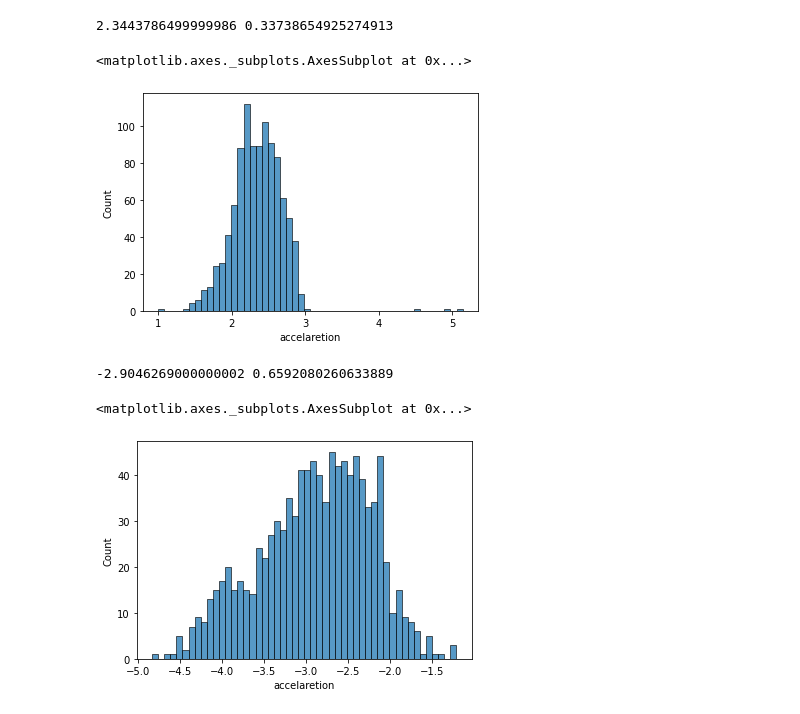
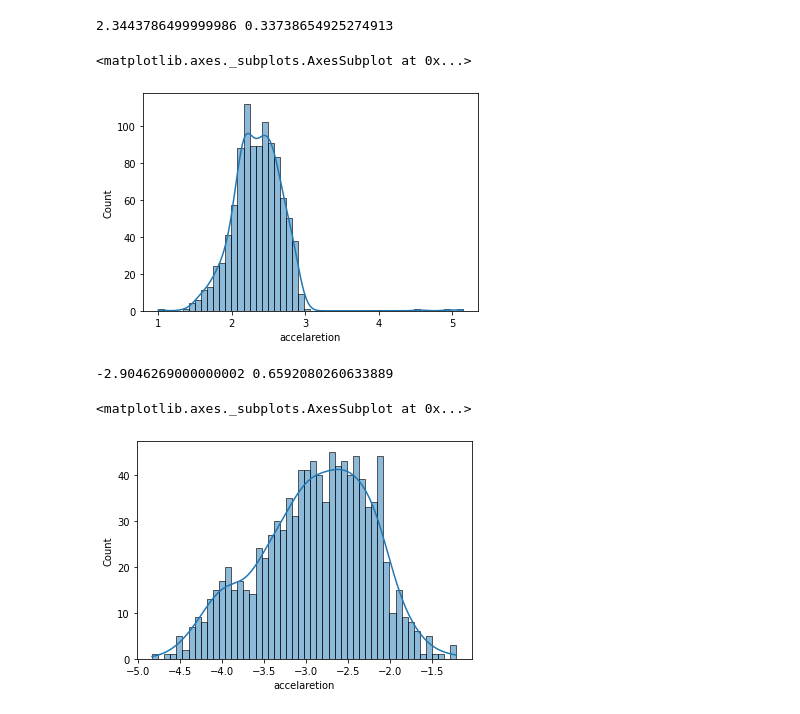
Before and after one commit to m-rafiul-islam/driver-behavior-model, a Jupyter notebook: emperical_data_viz.ipynb, the cells around one changed output. Saved outputs shown, nothing was run; the diff lists cells and outputs as text; code cells hidden in the pictures.

```diff
--- a/emperical_data_viz.ipynb
+++ b/emperical_data_viz.ipynb
@@ -111,17 +111,17 @@ print(np.mean(max_acceleration_per_car),np.std(max_acceleration_per_car))
 # %% [output]
 2.3443786499999986 0.33738654925274913
 # %%
-sns.histplot(max_acceleration_per_car,bins=50)
+sns.histplot(max_acceleration_per_car,bins=50, kde = True)
 # %% [output]
 <matplotlib.axes._subplots.AxesSubplot at 0x...>
-[figure, old version]
+[figure, new version]
 # %%
 min_acceleration_per_car = car_data.groupby(["nthcar"])['accelaretion'].min()
 print(np.mean(min_acceleration_per_car),np.std(min_acceleration_per_car))
 # %% [output]
 -2.9046269000000002 0.6592080260633889
 # %%
-sns.histplot(min_acceleration_per_car,bins=50)
+sns.histplot(min_acceleration_per_car,bins=50,kde = True)
 # %% [output]
 <matplotlib.axes._subplots.AxesSubplot at 0x...>
-[figure, old version]
+[figure, new version]
```
